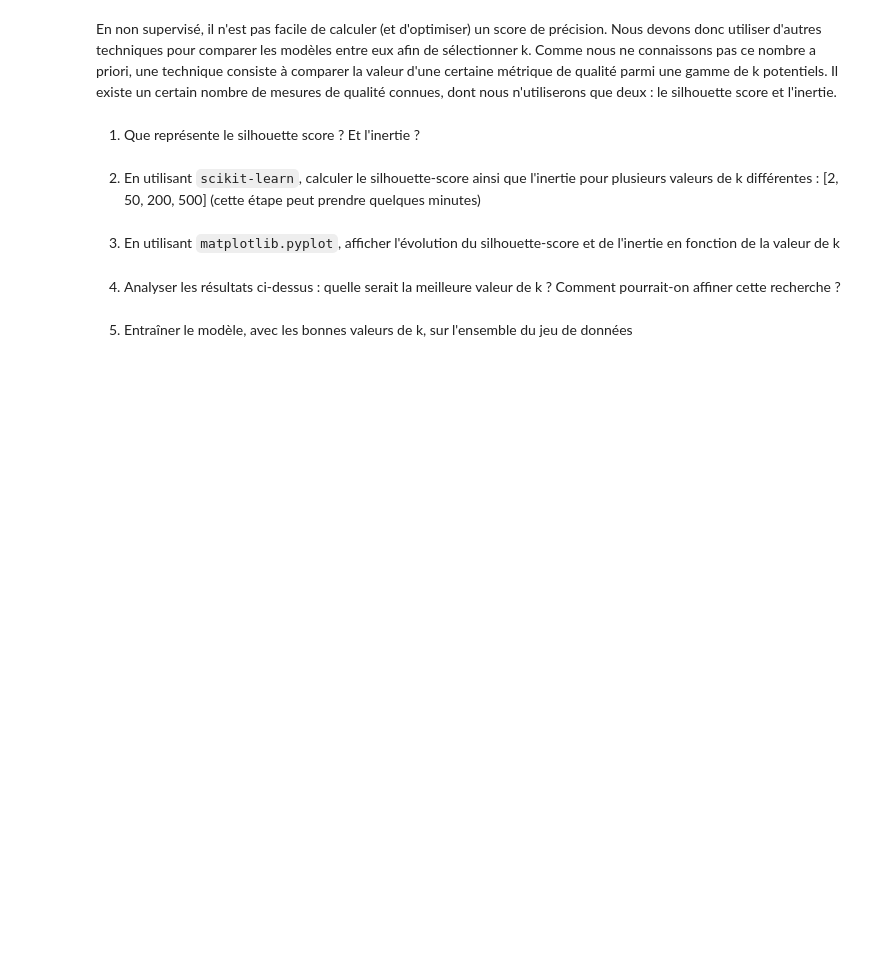
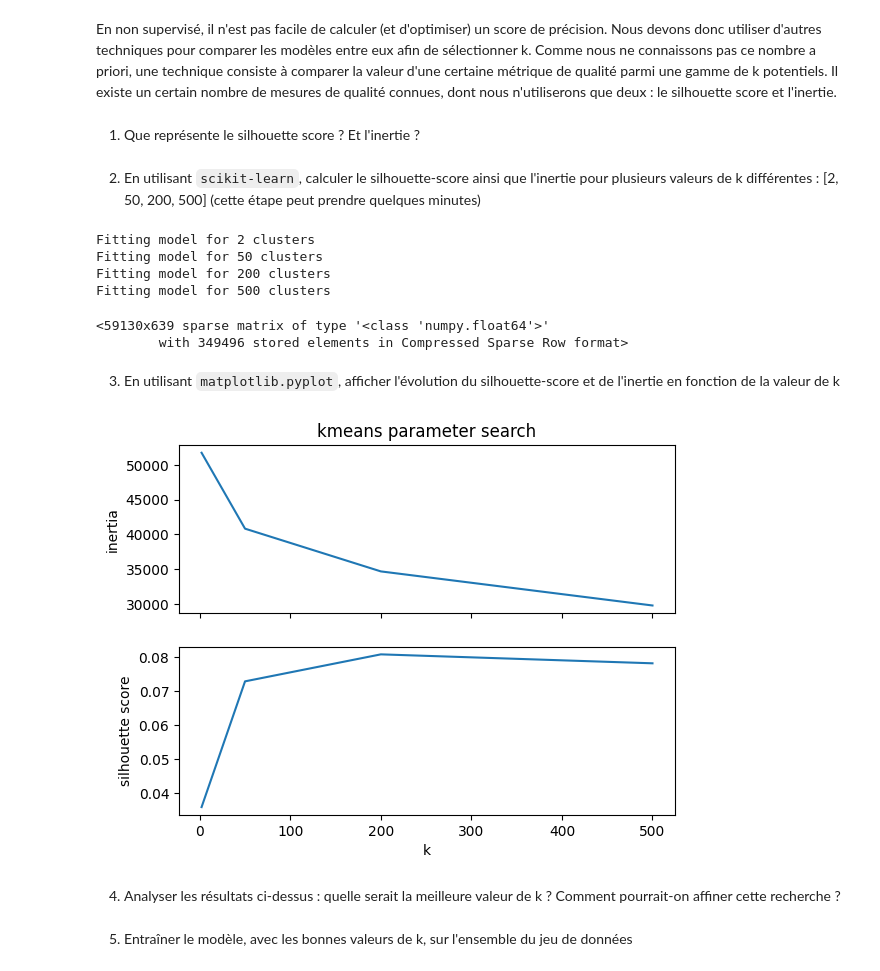
Before and after one commit to josephine-delas/ai-for-cyberattacks, a Jupyter notebook: TP1/TP_1.ipynb, the cells around one changed output. Saved outputs shown, nothing was run; the diff lists cells and outputs as text; code cells hidden in the pictures; blank space fills up the shorter version.

```diff
--- a/TP1/TP_1.ipynb
+++ b/TP1/TP_1.ipynb
@@ -302,0 +331,9 @@ La plupart des algorithmes de ML prêts à l'emploi, par exemple ceux de sklearn
+# %%
+vec = TfidfVectorizer(preprocessor=replace_urls,
+                      tokenizer=tokenizer,
+                      stop_words=my_stopwords,
+                      max_features=unique_user_count//100,
+                     )
+# %%
+# create one entry per user
+unique_user_map = {row.loc['user_name']: row.loc['user_description'] for index,row in tweet_df.iterrows()}
@@ -302,0 +355,2 @@ La plupart des algorithmes de ML prêts à l'emploi, par exemple ceux de sklearn
+# %%
+matrice = vec.fit_transform(unique_bios)
@@ -321,5 +388,51 @@ En non supervisé, il n'est pas facile de calculer (et d'optimiser) un score de
+# %%
+# Les valeurs qu'on veut tester
+ks = [2, 50, 200, 500]
+
+
+# Les métriques qu'on veut observer
+sil_scores = []
+inertias = []
+
+seed = 0
+
+
+# Pour chaque valeur de k, on fit un modèle k-means
+for k in ks:
+    print('Fitting model for {} clusters'.format(k))
+    model = KMeans(n_clusters=k, random_state=seed)
+    model.fit(matrice)
+    labels = model.labels_
+    sil_scores.append(silhouette_score(matrice, labels))
+    inertias.append(model.inertia_)
+# %% [output]
+Fitting model for 2 clusters
+Fitting model for 50 clusters
+Fitting model for 200 clusters
+Fitting model for 500 clusters
+# %%
+matrice
+# %% [output]
+<59130x639 sparse matrix of type '<class 'numpy.float64'>'
+        with 349496 stored elements in Compressed Sparse Row format>
 # %% [markdown]
 3. En utilisant `matplotlib.pyplot`, afficher l'évolution du silhouette-score et de l'inertie en fonction de la valeur de k
+# %%
+
+# plot the quality metrics for inspection
+fig, ax = plt.subplots(2, 1, sharex=True)
+
+plt.subplot(211)
+plt.plot(ks, inertias)
+plt.ylabel('inertia')
+plt.title('kmeans parameter search')
+
+plt.subplot(212)
+plt.plot(ks, sil_scores)
+plt.ylabel('silhouette score')
+plt.xlabel('k');
+# %% [output]
+[figure, added]
 # %% [markdown]
 4. Analyser les résultats ci-dessus : quelle serait la meilleure valeur de k ? Comment pourrait-on affiner cette recherche ?
 # %% [markdown]
```
Also changed, not shown: parts of 20 cells of this notebook.
